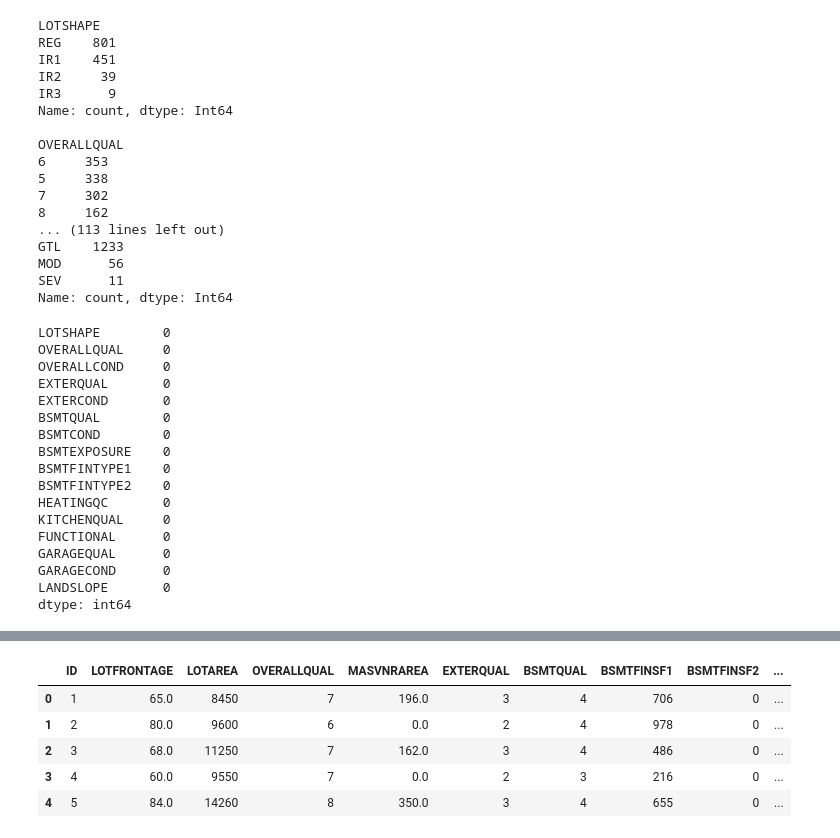
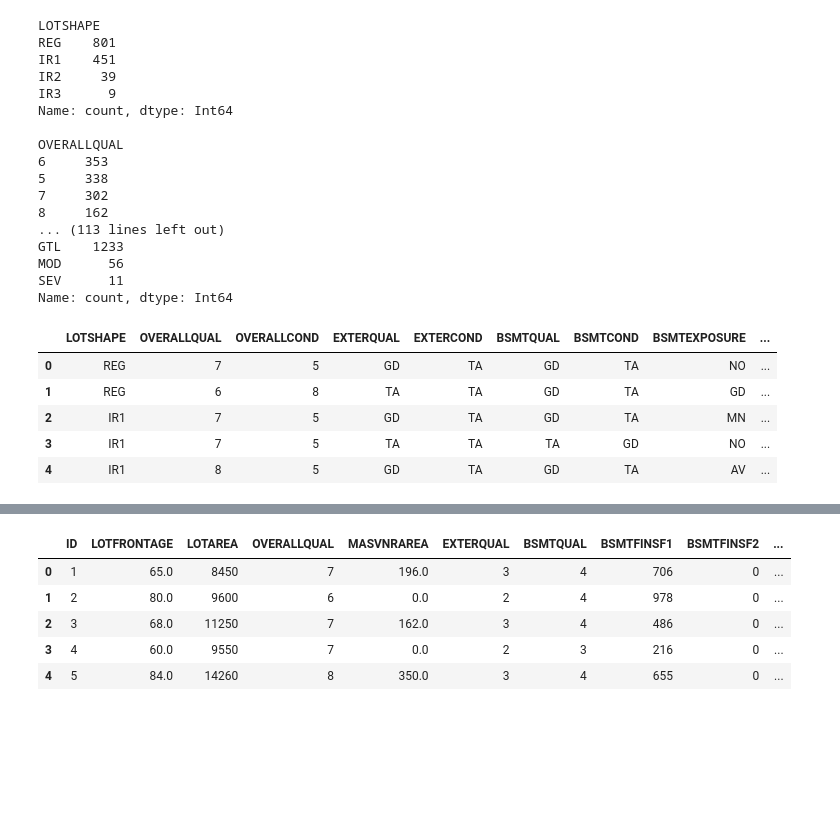
Before and after one commit to lucasamtaylor01/KaggleGettingStarted, a Jupyter notebook: 02_HOUSING_PRICES/02_noteboks/01_cleaning.ipynb, the cells around one changed output, grey strips where cells are left out. Saved outputs shown, nothing was run; the diff lists cells and outputs as text; code cells hidden in the pictures; blank space fills up the shorter version.

```diff
--- a/02_HOUSING_PRICES/02_noteboks/01_cleaning.ipynb
+++ b/02_HOUSING_PRICES/02_noteboks/01_cleaning.ipynb
@@ -661,6 +642,15 @@ Name: count, dtype: Int64
 # %%
 df_clean_qual_ord_analysis = df_clean_qual_ord.copy()
 df_clean_qual_ord_analysis = df_clean_qual_ord_analysis[columns_qual_ord]
+
+df_clean_qual_ord_analysis.head()
+# %% [output]
+|  | LOTSHAPE | OVERALLQUAL | OVERALLCOND | EXTERQUAL | EXTERCOND | BSMTQUAL | BSMTCOND | BSMTEXPOSURE | ... |
+| 0 | REG | 7 | 5 | GD | TA | GD | TA | NO | ... |
+| 1 | REG | 6 | 8 | TA | TA | GD | TA | GD | ... |
+| 2 | IR1 | 7 | 5 | GD | TA | GD | TA | MN | ... |
+| 3 | IR1 | 7 | 5 | TA | TA | TA | GD | NO | ... |
+| 4 | IR1 | 8 | 5 | GD | TA | GD | TA | AV | ... |
 # %%
 # OVERALLQUAL (already done)
 # OVERALLCOND (already done)
@@ -772,23 +762,3 @@ mapping_landslope = {
 }
 
 df_clean_qual_ord_analysis['LANDSLOPE'] = df_clean_qual_ord_analysis['LANDSLOPE'].map(mapping_landslope)
-# %%
-df_clean_qual_ord_analysis[columns_qual_ord].isnull().sum()
-# %% [output]
-LOTSHAPE        0
-OVERALLQUAL     0
-OVERALLCOND     0
-EXTERQUAL       0
-EXTERCOND       0
-BSMTQUAL        0
-BSMTCOND        0
-BSMTEXPOSURE    0
-BSMTFINTYPE1    0
-BSMTFINTYPE2    0
-HEATINGQC       0
-KITCHENQUAL     0
-FUNCTIONAL      0
-GARAGEQUAL      0
-GARAGECOND      0
-LANDSLOPE       0
-dtype: int64
```
Also changed, not shown: parts of 33 cells of this notebook, 1 other file.
